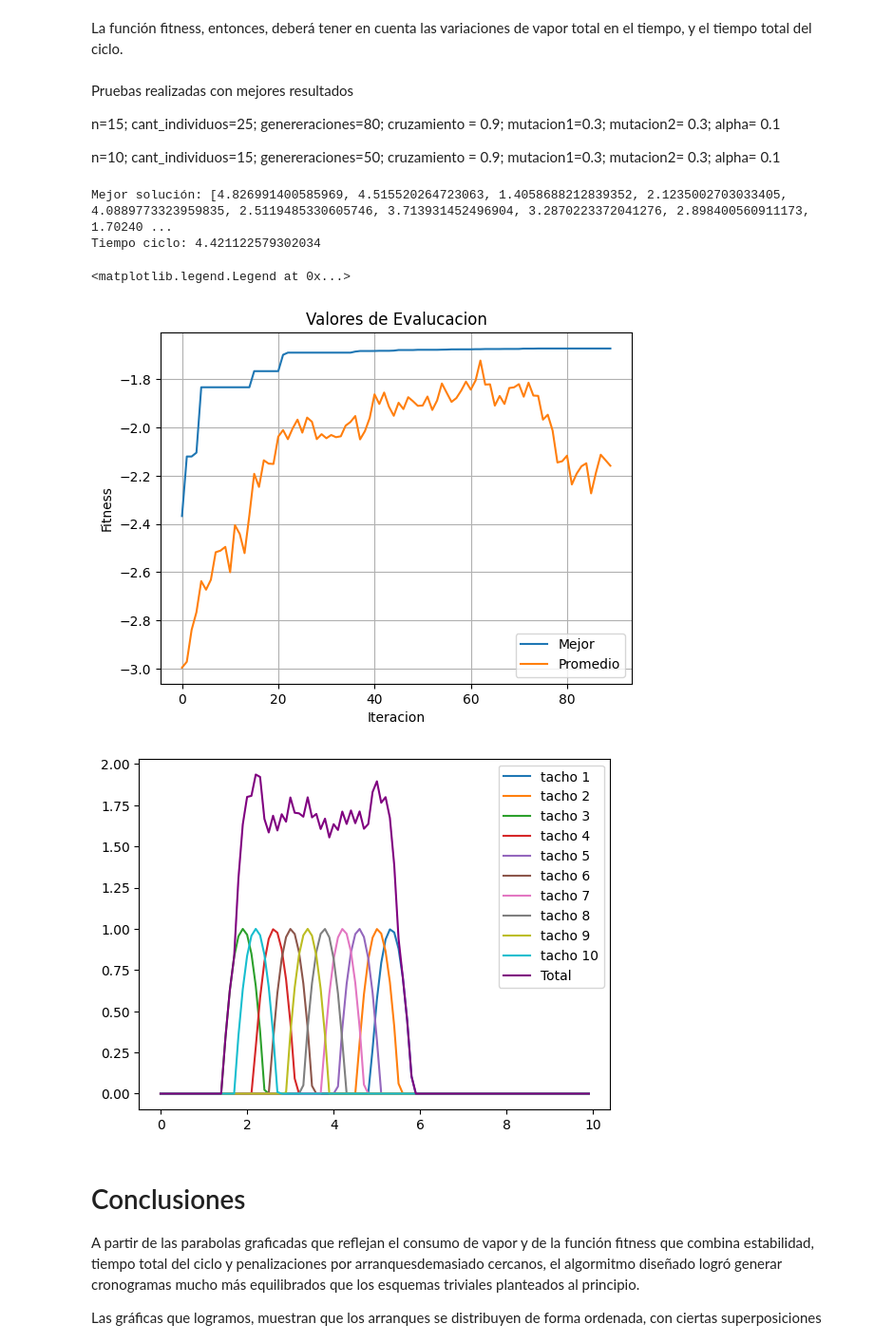
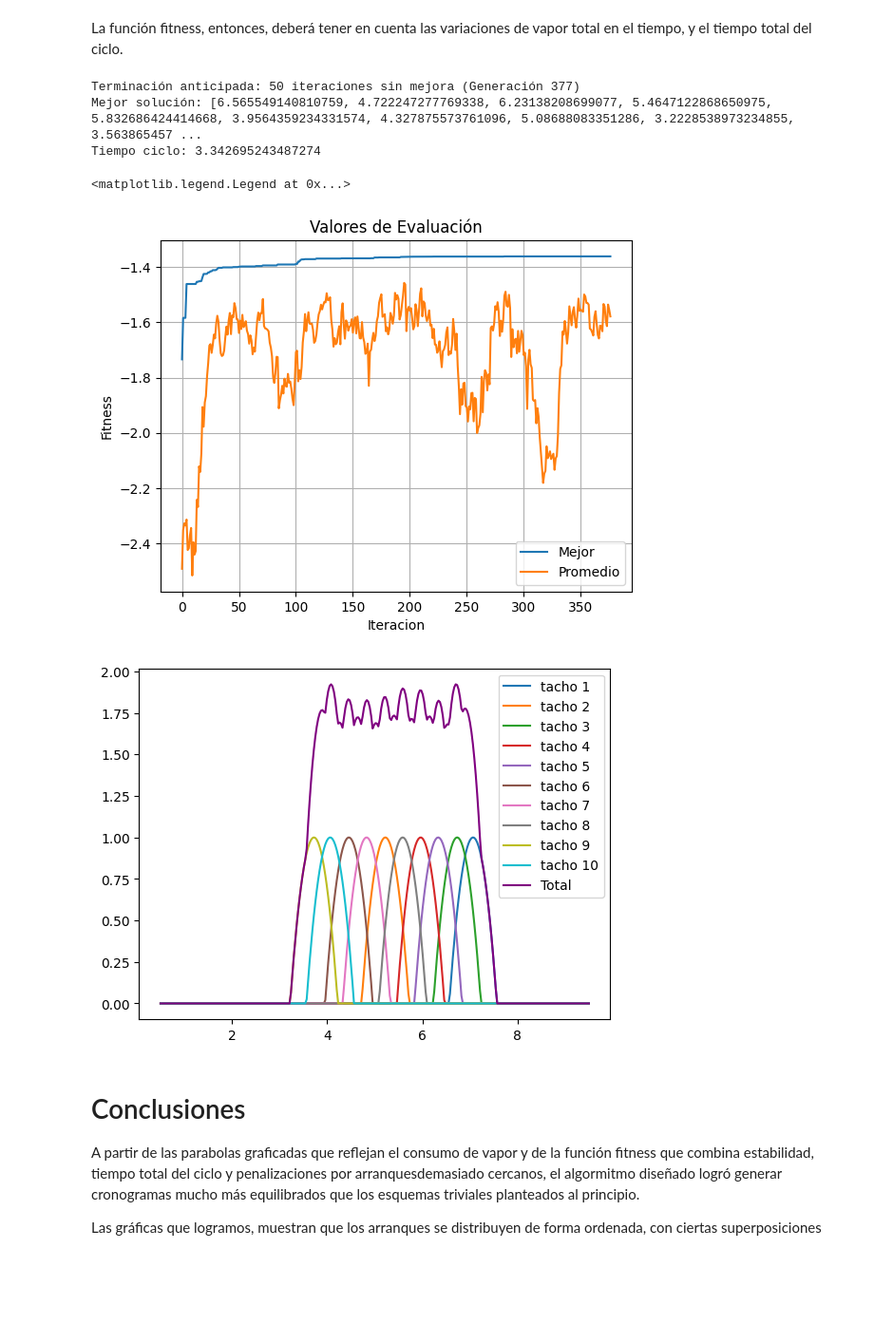
Before and after one commit to Pablo962/AGyOH, a Jupyter notebook: TP6-AplicacionesTachos/TP6_Aplicaciones_Tachos_Mamani_Monteros_Rocha.ipynb, the cells around one changed output. Shown at 95% size. Drawn from its saved outputs; the diff is of its cells as text; code cells hidden in the pictures; blank space fills up the shorter version.

```diff
--- a/TP6-AplicacionesTachos/TP6_Aplicaciones_Tachos_Mamani_Monteros_Rocha.ipynb
+++ b/TP6-AplicacionesTachos/TP6_Aplicaciones_Tachos_Mamani_Monteros_Rocha.ipynb
@@ -453,75 +364,78 @@ def initPop(cant_individuos, bounds):
 # %%
 import statistics
 
-def penalizacion(sol, sep_min=0.32, K=5):
+def penalizacion(sol, K=10):
+    n= len(sol)
+    sep_min= (3*n)/80
     sol_ordenado = sorted(sol)
     P = 0
     for i in range(len(sol_ordenado) - 1):
         dist = sol_ordenado[i+1] - sol_ordenado[i]
         if dist < sep_min:
-            P += K * (sep_min - dist)**2
+           P += K *  (sep_min - dist)**3
     return P
+
 
 def varianza(VaporTotal):
   var = statistics.variance(VaporTotal)
   return var
 
 def tiempo_ciclo(solucion):
-  tiempo = max(solucion)+1 - min(solucion)
+  tiempo = max(solucion)  - min(solucion)
   return tiempo
 
 def fitnessTachos(x_vars):
+  t_min =0
+  t_max=10
+  intervalo = np.linspace(t_min+0.5, t_max-0.5, 300)
   objetivo_1 = varianza(VaporTotal(x_vars, intervalo))
   objetivo_2 =  tiempo_ciclo(x_vars)
   pen = penalizacion(x_vars)
-  alpha = 0.27
-  return -(1 - alpha)*objetivo_1 - (alpha)*objetivo_2 -pen
+  alpha = 0.25
+  return -(1 - alpha)*objetivo_1 - (alpha*objetivo_2) - pen
-# %% [markdown]
-Pruebas realizadas con mejores resultados
-
- n=15; cant_individuos=25; genereraciones=80; cruzamiento = 0.9; mutacion1=0.3; mutacion2= 0.3; alpha= 0.1
-
-  n=10; cant_individuos=15; genereraciones=50; cruzamiento = 0.9; mutacion1=0.3; mutacion2= 0.3; alpha= 0.1
 # %%
 n = 10
-intervalo = [x/10 for x in range(n*10)]
+t_min=0
+t_max=10
+intervalo = np.linspace(t_min+0.5, t_max-0.5, 300)
 Bounds = [[0, n-1]]*n
 Enteras = [False]*n
 f = fitnessTachos
-cant_individuos = 30
-cant_generac =90
+cant_individuos = 50
+cant_generac = 1000
 cant_elite = 1
 sel = sel_sus
 eps = 0.1
-xover = [xov_arith, xov_uniform]
-cant_cruzados = round(0.6* cant_individuos)
-mut = [mut_swap, mut_step,mut_adjoin_swap]
-cant_mutados = round(0.15 * cant_individuos)
+xover = [xov_cube, xov_arith]
+cant_cruzados = round(0.6 * cant_individuos)
+mut = [mut_step, mut_boundary, mut_swap]
+cant_mutados = round(0.1* cant_individuos)
 
 max_iter_sin_mejora = 50
 
 Pop = initPop(cant_individuos, Bounds)
 sol, solF, Pop, Fit, traceBest, traceAvg, bestSols = \
      geneticoSimple(Pop, cant_generac, Bounds, Enteras, sel, xover, mut, \
          cant_cruzados, cant_mutados, cant_elite, eps, f, None, max_iter_sin_mejora)
 
 print("Mejor solución: {0} (Fitness: {1})".format(sol, solF))
-print("Tiempo ciclo: {0}".format(tiempo_ciclo(sol)));
+print("Tiempo ciclo: {0}".format(tiempo_ciclo(sol)))
 
 graficarEvolucionFitness(traceBest, traceAvg)
 vtotal = VaporTotal(sol, intervalo)
 plt.figure()
 for i in range(len(sol)):
   trazo = [VaporTacho_i(t, sol[i]) for t in intervalo]
-  plt.plot(intervalo, trazo, label="tacho {0}".format(i+1));
-plt.plot(intervalo, vtotal, label='Total', color="purple");
+  plt.plot(intervalo, trazo, label="tacho {0}".format(i+1))
+plt.plot(intervalo, vtotal, label='Total', color="purple")
 plt.legend()
 # %% [output]
-Mejor solución: [4.826991400585969, 4.515520264723063, 1.4058688212839352, 2.1235002703033405, 4.0889773323959835, 2.5119485330605746, 3.713931452496904, 3.2870223372041276, 2.898400560911173, 1.70240 ...
-Tiempo ciclo: 4.421122579302034
+Terminación anticipada: 50 iteraciones sin mejora (Generación 377)
+Mejor solución: [6.565549140810759, 4.722247277769338, 6.23138208699077, 5.4647122868650975, 5.832686424414668, 3.9564359234331574, 4.327875573761096, 5.08688083351286, 3.2228538973234855, 3.563865457 ...
+Tiempo ciclo: 3.342695243487274
 <matplotlib.legend.Legend at 0x...>
-[figure, old version]
+[figure, new version]
-[figure, old version]
+[figure, new version]
 # %% [markdown]
 # Conclusiones
 
```
Also changed, not shown: parts of 2 cells of this notebook, 2 other files.
